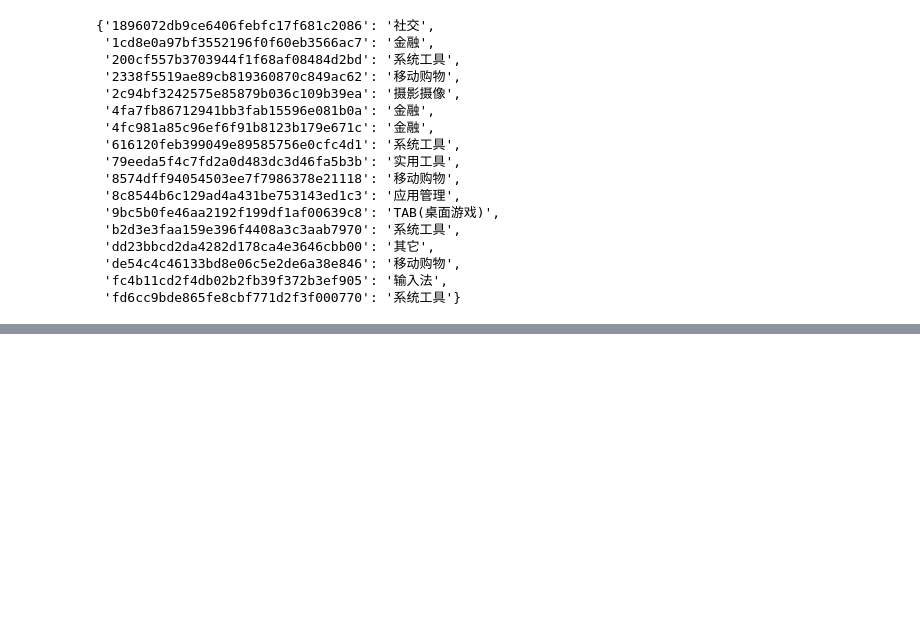
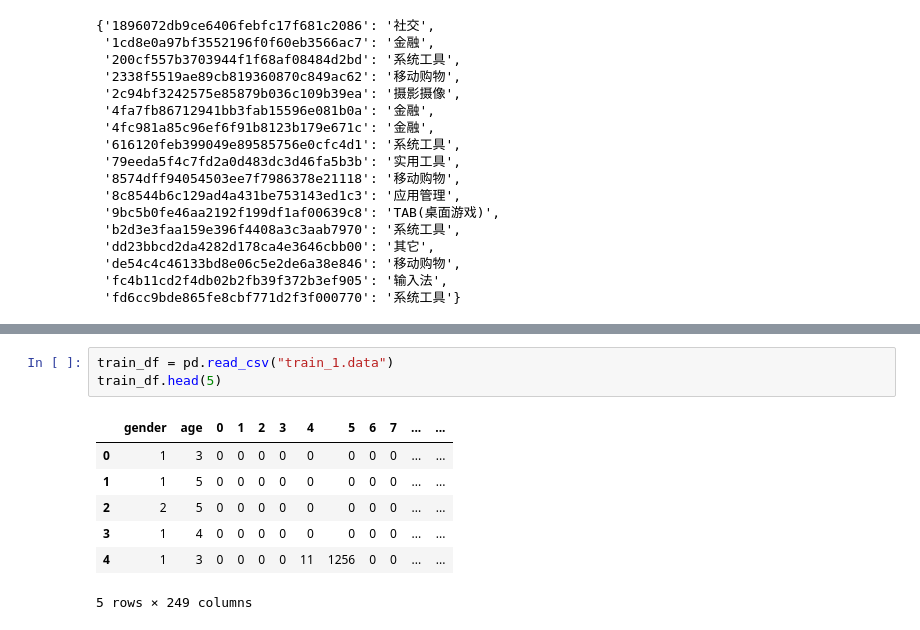
Before and after one commit to miangangzhen/YiGuanCompetition, a Jupyter notebook: Main.ipynb, the cells around one changed output, grey strips where cells are left out. Drawn from its saved outputs; the diff is of its cells as text; blank space fills up the shorter version.

```diff
--- a/Main.ipynb
+++ b/Main.ipynb
@@ -475,0 +453,11 @@ packages_label_map
+# %%
+train_df = pd.read_csv("train_1.data")
+train_df.head(5)
+# %% [output]
+|  | gender | age | 0 | 1 | 2 | 3 | 4 | 5 | 6 | 7 | ... | ... |
+| 0 | 1 | 3 | 0 | 0 | 0 | 0 | 0 | 0 | 0 | 0 | ... | ... |
+| 1 | 1 | 5 | 0 | 0 | 0 | 0 | 0 | 0 | 0 | 0 | ... | ... |
+| 2 | 2 | 5 | 0 | 0 | 0 | 0 | 0 | 0 | 0 | 0 | ... | ... |
+| 3 | 1 | 4 | 0 | 0 | 0 | 0 | 0 | 0 | 0 | 0 | ... | ... |
+| 4 | 1 | 3 | 0 | 0 | 0 | 0 | 11 | 1256 | 0 | 0 | ... | ... |
+5 rows × 249 columns
```
Also changed, not shown: parts of 34 cells of this notebook, 1 other file.
